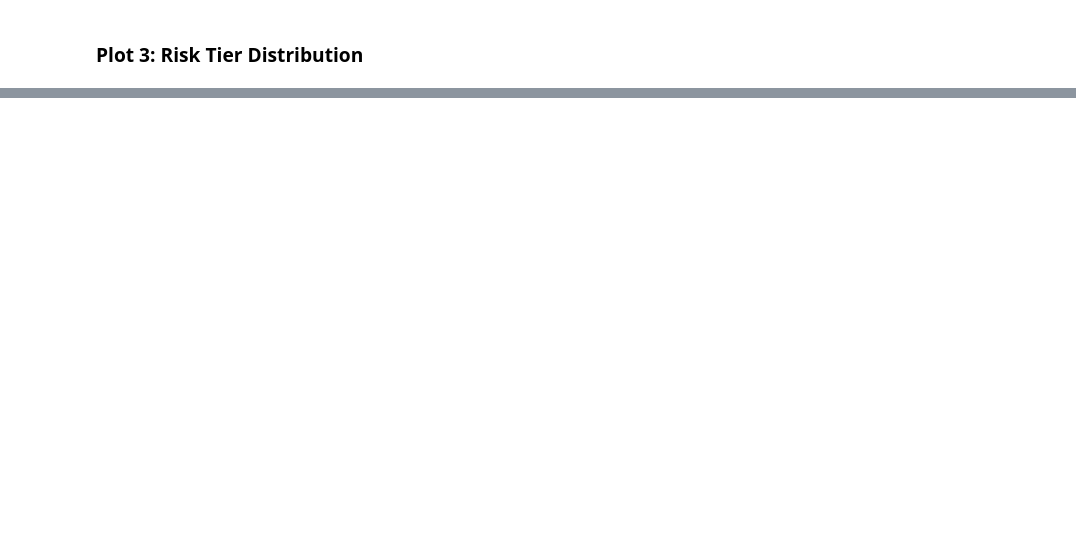
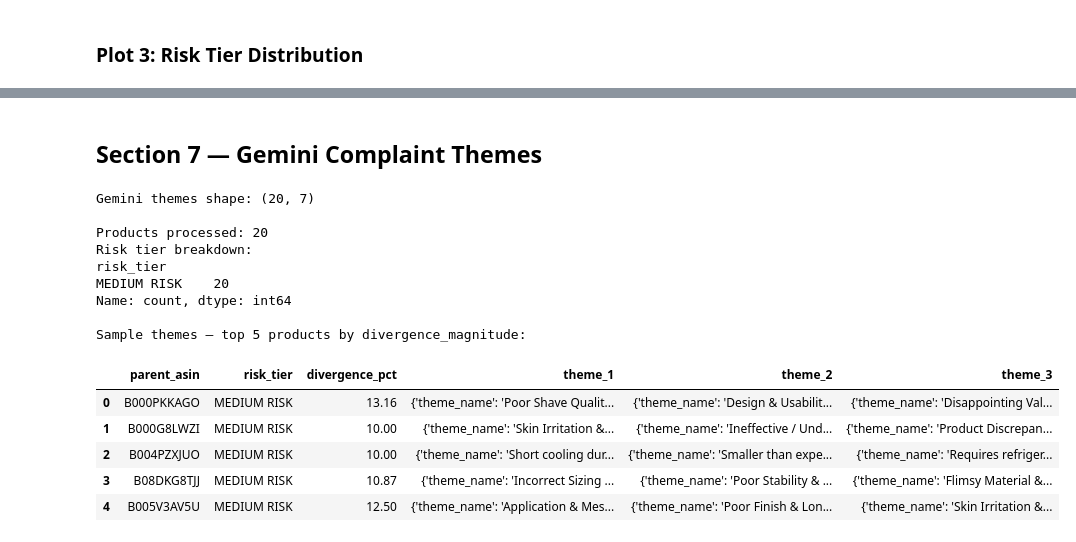
Before and after one commit to bachhavathang/BigQuery-Pipeline-Project-, a Jupyter notebook: notebooks/exploration.ipynb, the cells around one changed output, grey strips where cells are left out. Cells and saved outputs as stored; diff of their text form; code cells hidden in the pictures; blank space fills up the shorter version.

```diff
--- a/notebooks/exploration.ipynb
+++ b/notebooks/exploration.ipynb
@@ -128,0 +278,48 @@ if not div_df.empty:
+# %% [markdown]
+## Section 7 — Gemini Complaint Themes
+# %%
+from pathlib import Path
+
+themes_path = Path("outputs") / \
+    "gemini_complaint_themes.csv" \
+    if Path("outputs").exists() \
+    else Path("../outputs") / \
+    "gemini_complaint_themes.csv"
+
+if themes_path.exists():
+    themes_df = pd.read_csv(themes_path)
+    print(f"Gemini themes shape: {themes_df.shape}")
+    print(f"\nProducts processed: "
+          f"{themes_df['parent_asin'].nunique()}")
+    print(f"Risk tier breakdown:")
+    print(themes_df["risk_tier"].value_counts())
+    print("\nSample themes — top 5 products "
+          "by divergence_magnitude:")
+    display(
+        themes_df.nlargest(
+            5, "divergence_magnitude"
+        )[[
+            "parent_asin", "risk_tier",
+            "divergence_pct", "theme_1",
+            "theme_2", "theme_3"
+        ]]
+    )
+else:
+    print("Gemini themes not found. "
+          "Run gemini_extraction.py first.")
+# %% [output]
+Gemini themes shape: (20, 7)
+
+Products processed: 20
+Risk tier breakdown:
+risk_tier
+MEDIUM RISK    20
+Name: count, dtype: int64
+
+Sample themes — top 5 products by divergence_magnitude:
+|  | parent_asin | risk_tier | divergence_pct | theme_1 | theme_2 | theme_3 |
+| 0 | B000PKKAGO | MEDIUM RISK | 13.16 | {'theme_name': 'Poor Shave Qualit... | {'theme_name': 'Design & Usabilit... | {'theme_name': 'Disappointing Val... |
+| 1 | B000G8LWZI | MEDIUM RISK | 10.00 | {'theme_name': 'Skin Irritation &... | {'theme_name': 'Ineffective / Und... | {'theme_name': 'Product Discrepan... |
+| 2 | B004PZXJUO | MEDIUM RISK | 10.00 | {'theme_name': 'Short cooling dur... | {'theme_name': 'Smaller than expe... | {'theme_name': 'Requires refriger... |
+| 3 | B08DKG8TJJ | MEDIUM RISK | 10.87 | {'theme_name': 'Incorrect Sizing ... | {'theme_name': 'Poor Stability & ... | {'theme_name': 'Flimsy Material &... |
+| 4 | B005V3AV5U | MEDIUM RISK | 12.50 | {'theme_name': 'Application & Mes... | {'theme_name': 'Poor Finish & Lon... | {'theme_name': 'Skin Irritation &... |
```
Also changed, not shown: parts of 8 cells of this notebook.
